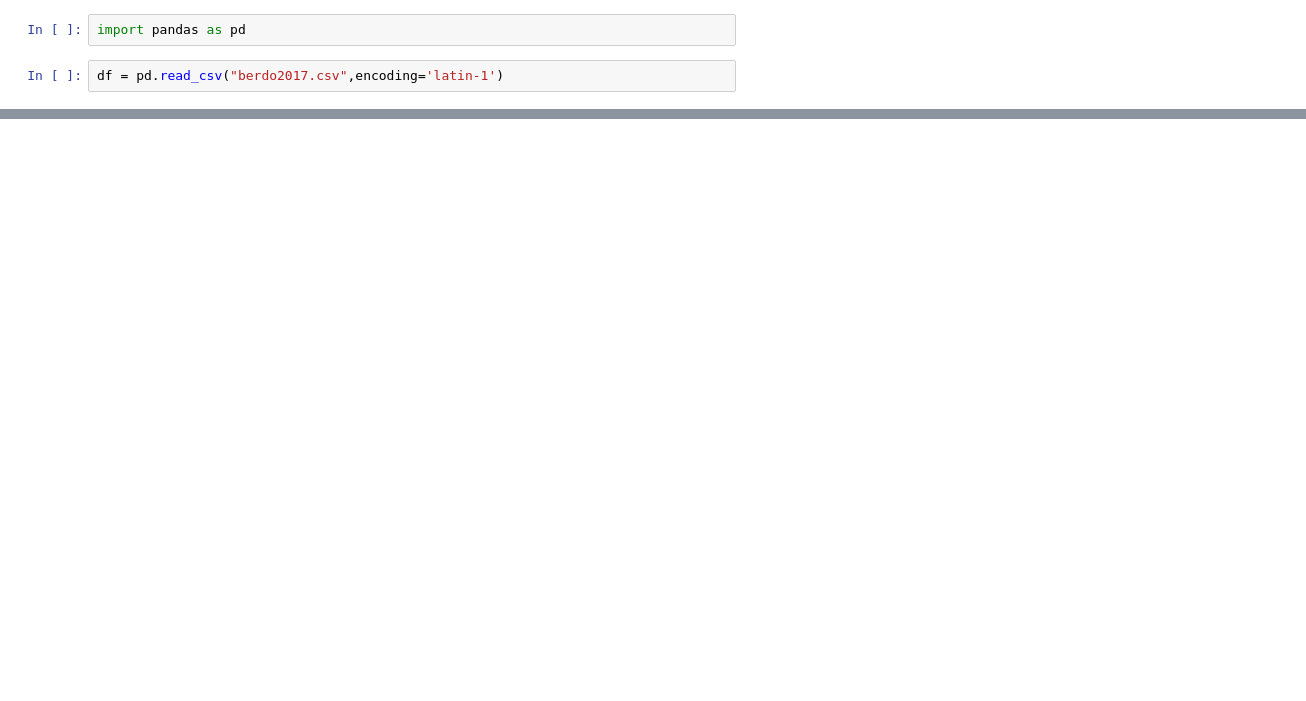
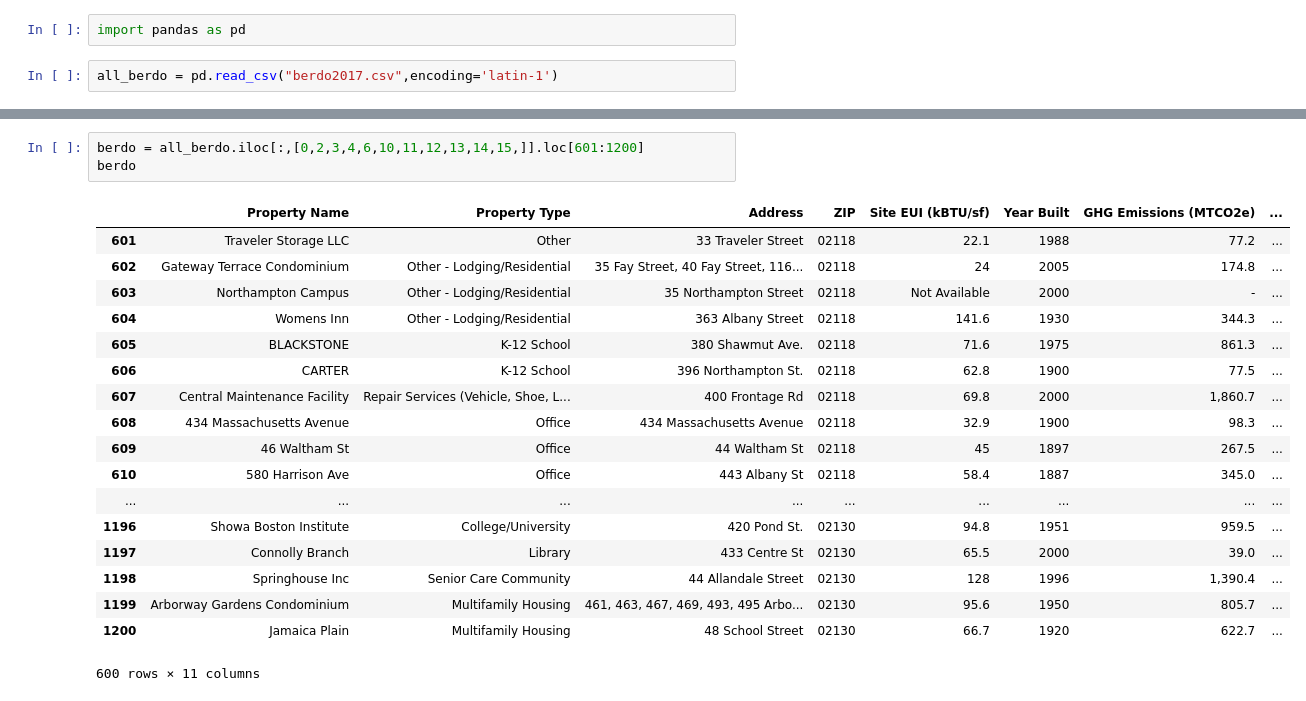
Before and after one commit to CoryVegan/Estimation-of-Energy-Use-Intensity-of-Buildings, a Jupyter notebook: Untitled.ipynb, the cells around one changed output, grey strips where cells are left out. Drawn from its saved outputs; the diff is of its cells as text; blank space fills up the shorter version.

```diff
--- a/Untitled.ipynb
+++ b/Untitled.ipynb
@@ -1,4 +1,4 @@
 # %%
 import pandas as pd
 # %%
-df = pd.read_csv("berdo2017.csv",encoding='latin-1')
+all_berdo = pd.read_csv("berdo2017.csv",encoding='latin-1')
@@ -25,0 +74,22 @@ df
+# %%
+berdo = all_berdo.iloc[:,[0,2,3,4,6,10,11,12,13,14,15,]].loc[601:1200]
+berdo
+# %% [output]
+|  | Property Name | Property Type | Address | ZIP | Site EUI (kBTU/sf) | Year Built | GHG Emissions (MTCO2e) | ... |
+| 601 | Traveler Storage LLC | Other | 33 Traveler Street | 02118 | 22.1 | 1988 | 77.2 | ... |
+| 602 | Gateway Terrace Condominium | Other - Lodging/Residential | 35 Fay Street, 40 Fay Street, 116... | 02118 | 24 | 2005 | 174.8 | ... |
+| 603 | Northampton Campus | Other - Lodging/Residential | 35 Northampton Street | 02118 | Not Available | 2000 | - | ... |
+| 604 | Womens Inn | Other - Lodging/Residential | 363 Albany Street | 02118 | 141.6 | 1930 | 344.3 | ... |
+| 605 | BLACKSTONE | K-12 School | 380 Shawmut Ave. | 02118 | 71.6 | 1975 | 861.3 | ... |
+| 606 | CARTER | K-12 School | 396 Northampton St. | 02118 | 62.8 | 1900 | 77.5 | ... |
+| 607 | Central Maintenance Facility | Repair Services (Vehicle, Shoe, L... | 400 Frontage Rd | 02118 | 69.8 | 2000 | 1,860.7 | ... |
+| 608 | 434 Massachusetts Avenue | Office | 434 Massachusetts Avenue | 02118 | 32.9 | 1900 | 98.3 | ... |
+| 609 | 46 Waltham St | Office | 44 Waltham St | 02118 | 45 | 1897 | 267.5 | ... |
+| 610 | 580 Harrison Ave | Office | 443 Albany St | 02118 | 58.4 | 1887 | 345.0 | ... |
+| ... | ... | ... | ... | ... | ... | ... | ... | ... |
+| 1196 | Showa Boston Institute | College/University | 420 Pond St. | 02130 | 94.8 | 1951 | 959.5 | ... |
+| 1197 | Connolly Branch | Library | 433 Centre St | 02130 | 65.5 | 2000 | 39.0 | ... |
+| 1198 | Springhouse Inc | Senior Care Community | 44 Allandale Street | 02130 | 128 | 1996 | 1,390.4 | ... |
+| 1199 | Arborway Gardens Condominium | Multifamily Housing | 461, 463, 467, 469, 493, 495 Arbo... | 02130 | 95.6 | 1950 | 805.7 | ... |
+| 1200 | Jamaica Plain | Multifamily Housing | 48 School Street | 02130 | 66.7 | 1920 | 622.7 | ... |
+600 rows × 11 columns
```
Also changed, not shown: parts of 15 cells of this notebook, 6 other files.
